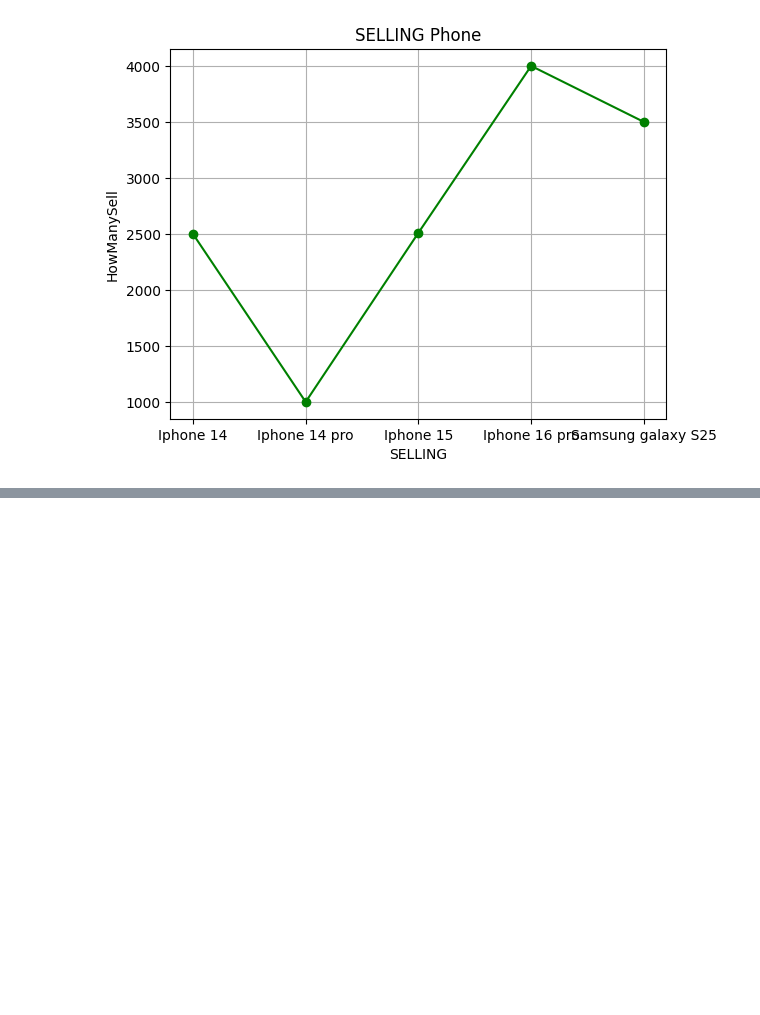
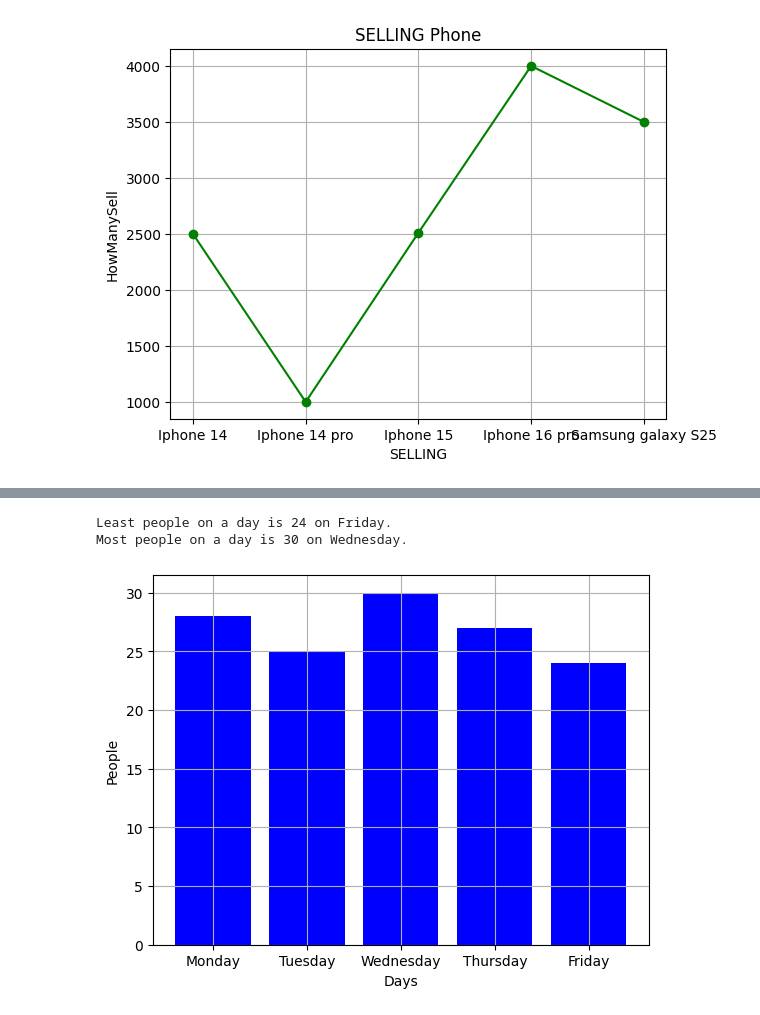
Before and after one commit to Punnawit2015/python_1, a Jupyter notebook: Week14-15.ipynb, the cells around one changed output, grey strips where cells are left out. Saved outputs shown, nothing was run; the diff lists cells and outputs as text; code cells hidden in the pictures; blank space fills up the shorter version.

```diff
--- a/Week14-15.ipynb
+++ b/Week14-15.ipynb
@@ -44,0 +75,18 @@ plt.show()
+# %%
+Days = ['Monday', 'Tuesday', 'Wednesday', 'Thursday', 'Friday']
+People = [28 , 25 , 30 , 27 , 24]
+plt.bar(Days, People, color = 'blue')
+plt.xlabel("Days")
+plt.ylabel("People")
+MostPeople = max(People)
+MostDays = Days[People.index(MostPeople)]
+lessPeople = min(People)
+lessDays = Days[People.index(lessPeople)]
+print(f"Least people on a day is {lessPeople} on {lessDays}.")
+print(f"Most people on a day is {MostPeople} on {MostDays}.")
+plt.grid()
+plt.show()
+# %% [output]
+Least people on a day is 24 on Friday.
+Most people on a day is 30 on Wednesday.
+[figure, added]
```
Also changed, not shown: parts of 4 cells of this notebook.
